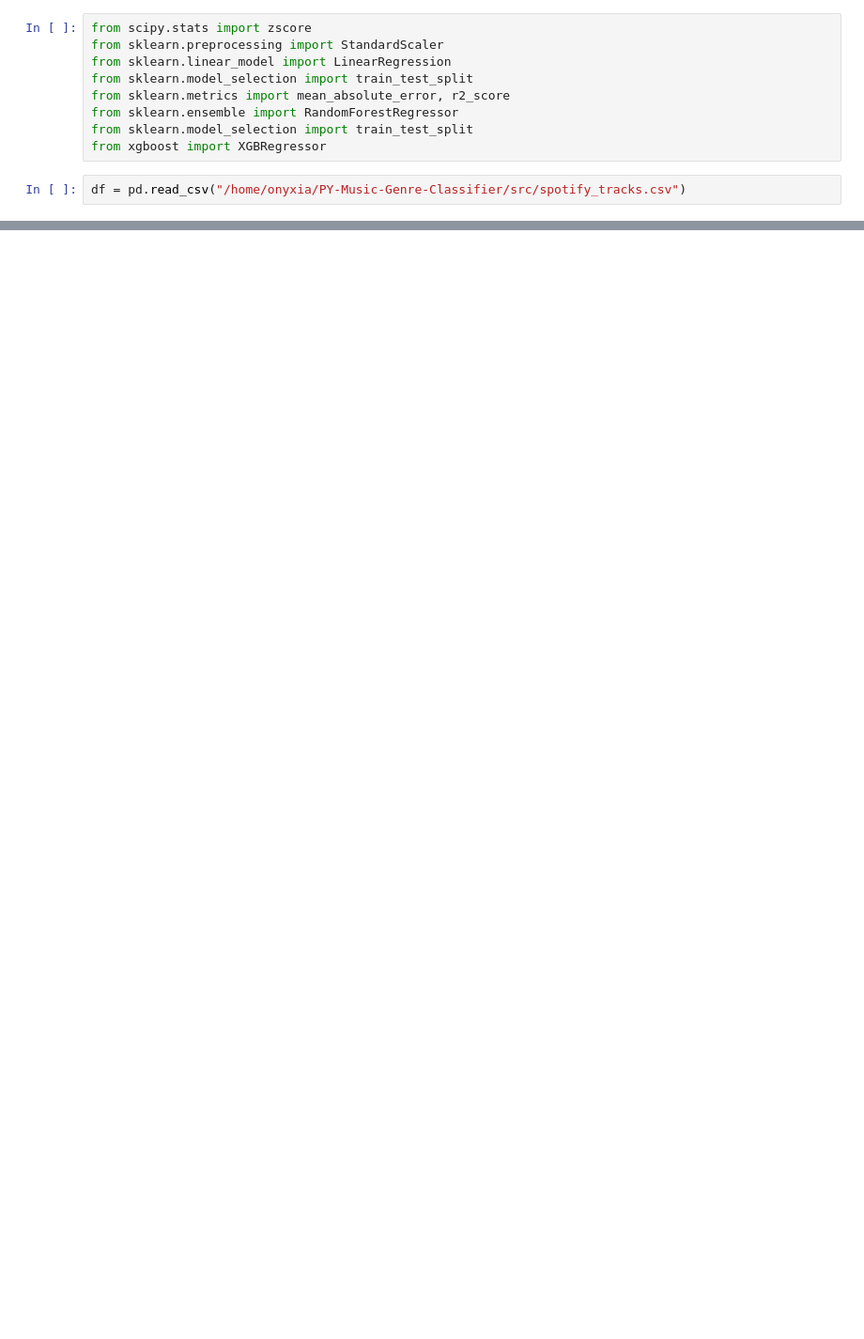
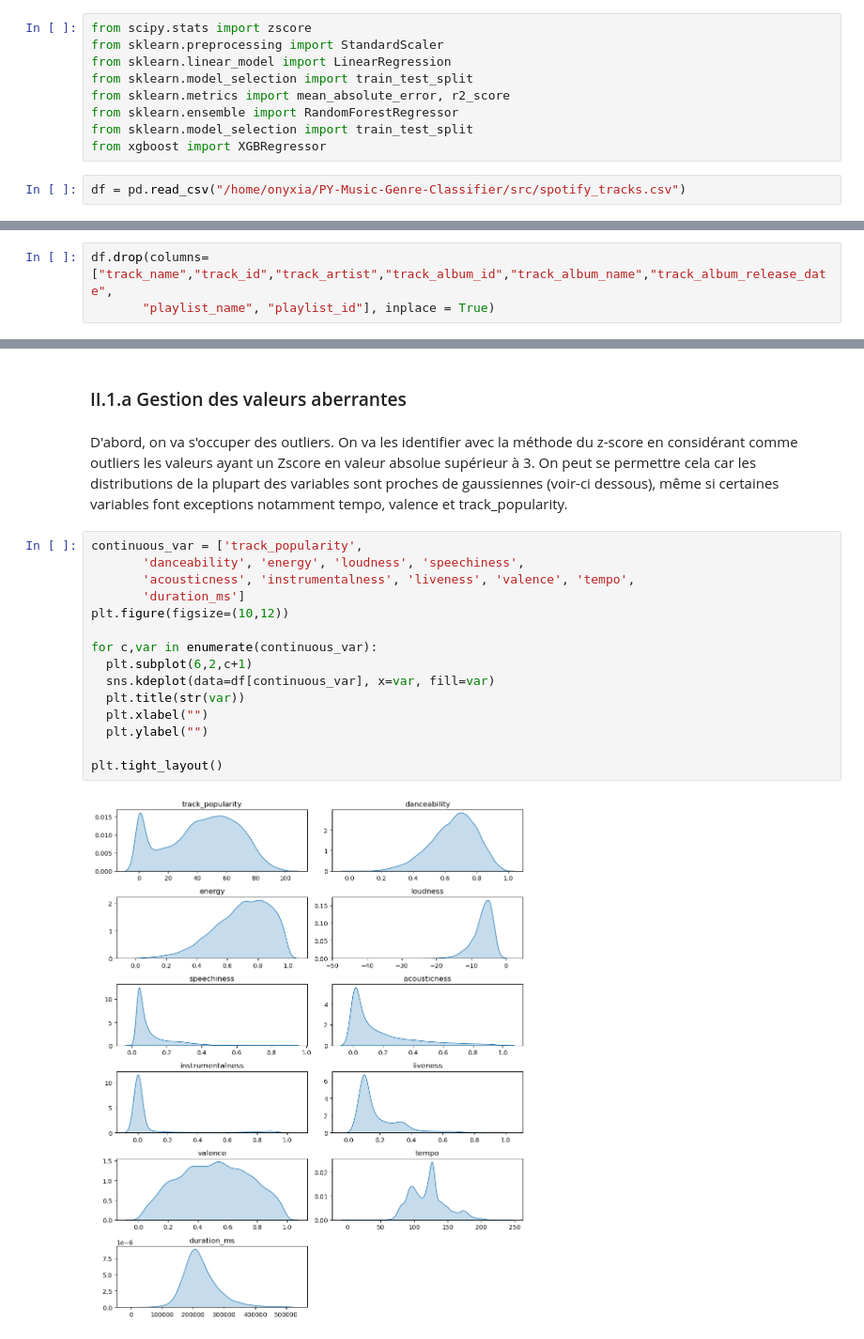
Before and after one commit to moranenzo/PY-Music-Genre-Classifier, a Jupyter notebook: notebooks/final_notebook.ipynb, the cells around one changed output, grey strips where cells are left out. Shown at 94% size. Cells and saved outputs as stored; diff of their text form; blank space fills up the shorter version.

```diff
--- a/notebooks/final_notebook.ipynb
+++ b/notebooks/final_notebook.ipynb
@@ -385,0 +407,3 @@ df = pd.read_csv("/home/onyxia/PY-Music-Genre-Classifier/src/spotify_tracks.csv"
+# %%
+df.drop(columns=["track_name","track_id","track_artist","track_album_id","track_album_name","track_album_release_date",
+       "playlist_name", "playlist_id"], inplace = True)
@@ -385,0 +418,21 @@ df = pd.read_csv("/home/onyxia/PY-Music-Genre-Classifier/src/spotify_tracks.csv"
+# %% [markdown]
+### II.1.a Gestion des valeurs aberrantes
+# %% [markdown]
+D'abord, on va s'occuper des outliers. On va les identifier avec la méthode du z-score en considérant comme outliers les valeurs ayant un Zscore en valeur absolue supérieur à 3. On peut se permettre cela car les distributions de la plupart des variables sont proches de gaussiennes (voir-ci dessous), même si certaines variables font exceptions notamment tempo, valence et track_popularity.
+# %%
+continuous_var = ['track_popularity',
+       'danceability', 'energy', 'loudness', 'speechiness',
+       'acousticness', 'instrumentalness', 'liveness', 'valence', 'tempo',
+       'duration_ms']
+plt.figure(figsize=(10,12))
+
+for c,var in enumerate(continuous_var):
+  plt.subplot(6,2,c+1)
+  sns.kdeplot(data=df[continuous_var], x=var, fill=var)
+  plt.title(str(var))
+  plt.xlabel("")
+  plt.ylabel("")
+
+plt.tight_layout()
+# %% [output]
+[figure, added]
```
Also changed, not shown: parts of 39 cells of this notebook.
